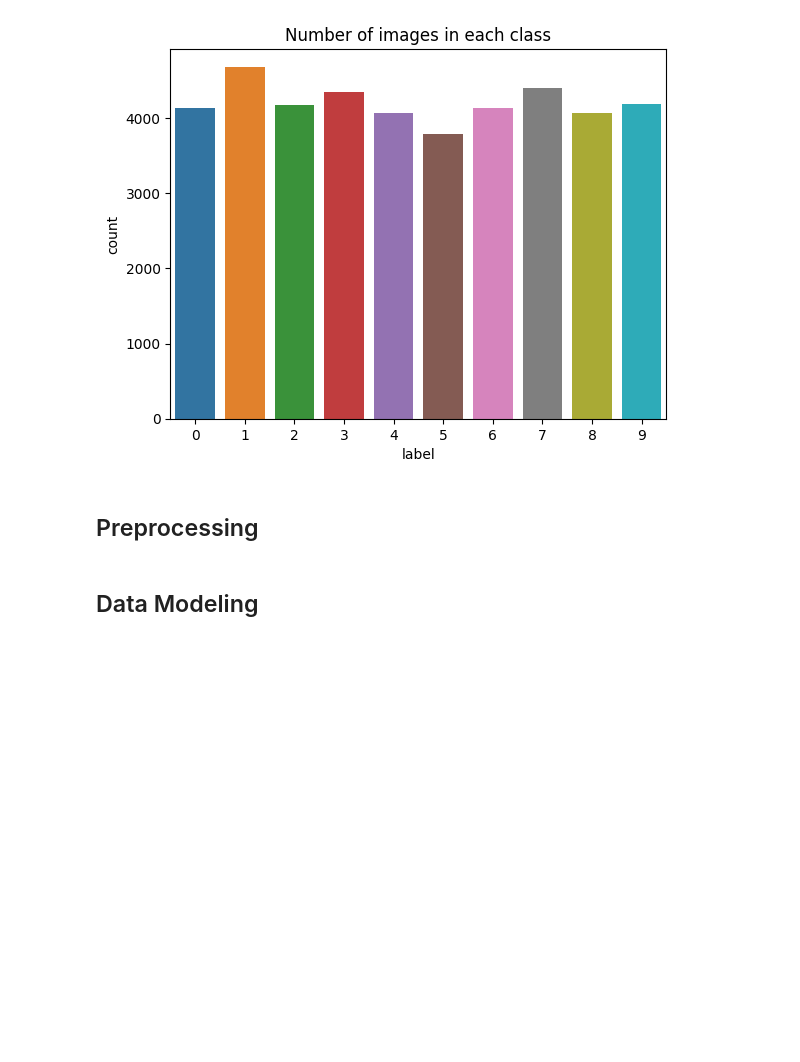
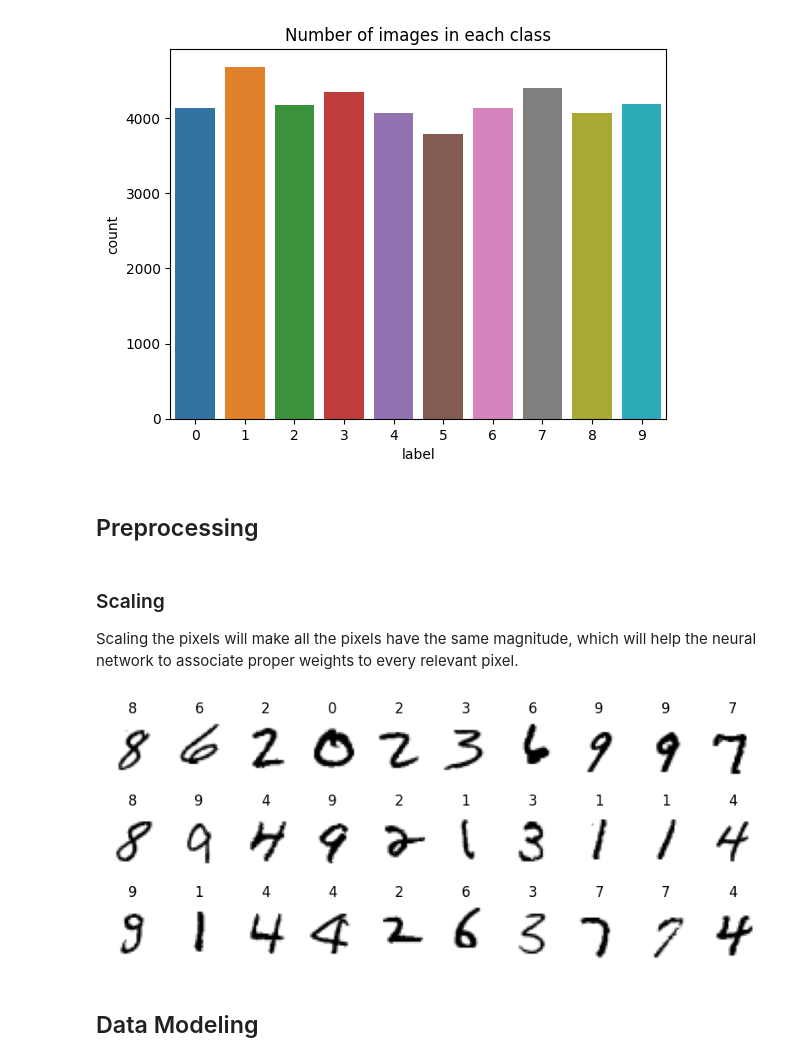
Before and after one commit to AlexandreMorinvil/MNIST-digit-recognizer, a Jupyter notebook: exploration.ipynb, the cells around one changed output. Cells and saved outputs as stored; diff of their text form; code cells hidden in the pictures; blank space fills up the shorter version.

```diff
--- a/exploration.ipynb
+++ b/exploration.ipynb
@@ -130,6 +131,15 @@ sns.countplot(x='label', data=train_df).set(title='Number of images in each clas
 [figure]
 # %% [markdown]
 ## Preprocessing
+# %% [markdown]
+### Scaling
+Scaling the pixels will make all the pixels have the same magnitude, which will help the neural network to associate proper weights to every relevant pixel.
+# %%
+preprocessed_train_image = train_image / 255.0
+# %%
+display_images(preprocessed_train_image, train_label, start=20, images_count=30)
+# %% [output]
+[figure, added]
 # %% [markdown]
 ## Data Modeling
 # %%
```
Also changed, not shown: parts of 16 cells of this notebook.
